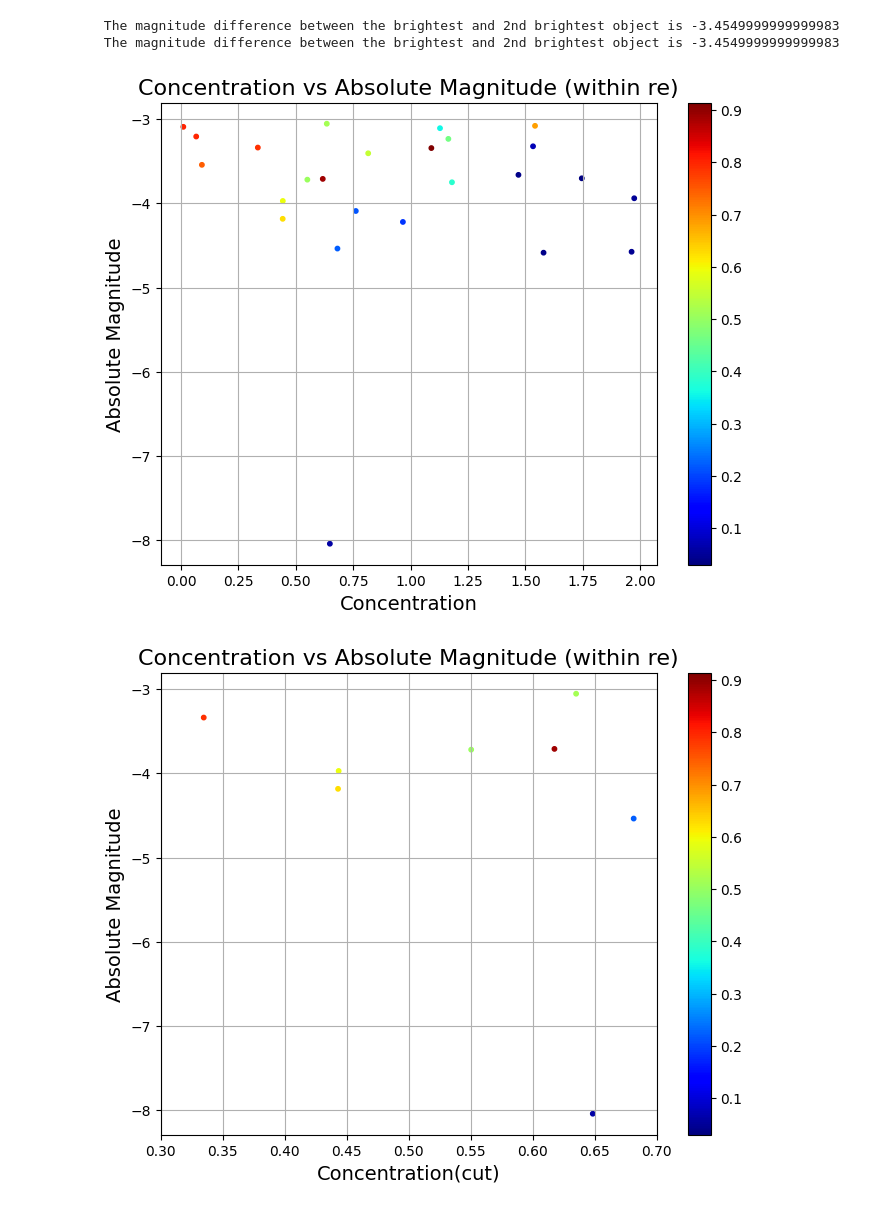
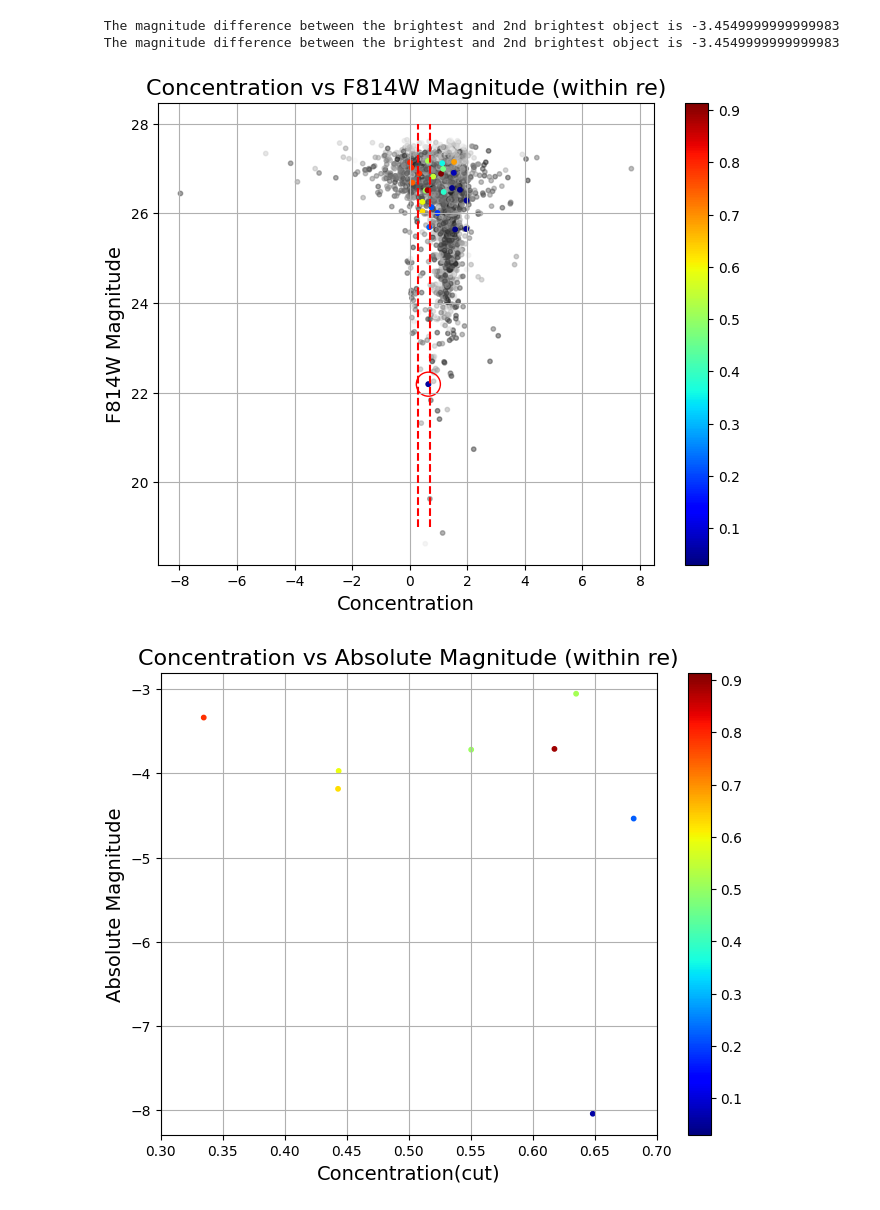
Before and after one commit to Ananth1-9/Research_work, a Jupyter notebook: Real_code/NSCID0.ipynb, the cells around one changed output. Cells and saved outputs as stored; diff of their text form; code cells hidden in the pictures.

```diff
--- a/Real_code/NSCID0.ipynb
+++ b/Real_code/NSCID0.ipynb
@@ -138,7 +138,7 @@ plt.show()
 # converting pixel in re(arcsec) to pixels
 re_arcsec0 = 9.31
 
-hdul0 = fits.open('/Users/ananthmugundhan/Coding/Research_work/Space_data/HST_cut2/ID_0_F814/MAST_2025-11-09T22_49_51.321Z/HST/jd5h07020_drc.fits')
+hdul0 = fits.open('/Users/ananthmugundhan/Coding/Research_work/Space_data/HST_cut2/ID_0_F814/ID_0_F606/MAST_2026-03-03T2119/HST/jd5h07010_drc.fits')
 if len(hdul0) > 1:
     hdr0 = hdul0[1].header
 else:
@@ -264,15 +248,19 @@ newconcent0 = cut_cat0['newconcent']
 # %%
 #Plotting the concentration vs Absolute magnitude graph withing 1 re
 plt.figure(figsize=(8,6))
-plt.scatter(newconcent0[distgal0 <= re_pixels0], absmag_re0, c = distgal_re0_n,cmap = 'jet', s=10)
-plt.title('Concentration vs Absolute Magnitude (within re)', fontsize=16)
+plt.scatter(newconcent0, f814mag0, c = distgal0,cmap = 'grey', s=10, alpha = 0.5)
+plt.scatter(newconcent0[distgal0 <= re_pixels0], f814mag_re0, c = distgal_re0_n,cmap = 'jet', s=10)
+plt.colorbar()
+plt.scatter( 0.6483854626235106, 22.186, ec = 'red', fc = 'none', s=300, alpha = 1, label='object with lowest mag within re')
+plt.vlines(x = 0.3, ymin = 19, ymax = 28, color = 'red', linestyle = '--', label = 'Concentration = 0.3')
+plt.vlines(x = 0.7, ymin = 19, ymax = 28, color = 'red', linestyle = '--', label = 'Concentration = 0.7')
+plt.title('Concentration vs F814W Magnitude (within re)', fontsize=16)
 plt.xlabel('Concentration', fontsize=14)
-plt.ylabel('Absolute Magnitude', fontsize=14)
+plt.ylabel('F814W Magnitude', fontsize=14)
 plt.grid()
-plt.colorbar()
 plt.show()
 # %% [output]
-[figure, old version]
+[figure, new version]
 # %%
 #Plotting the concentration(cut) vs Absolute magnitude graph withing 1 re
 plt.figure(figsize=(8,6))
```
Also changed, not shown: parts of 12 cells of this notebook, 4 other files.
